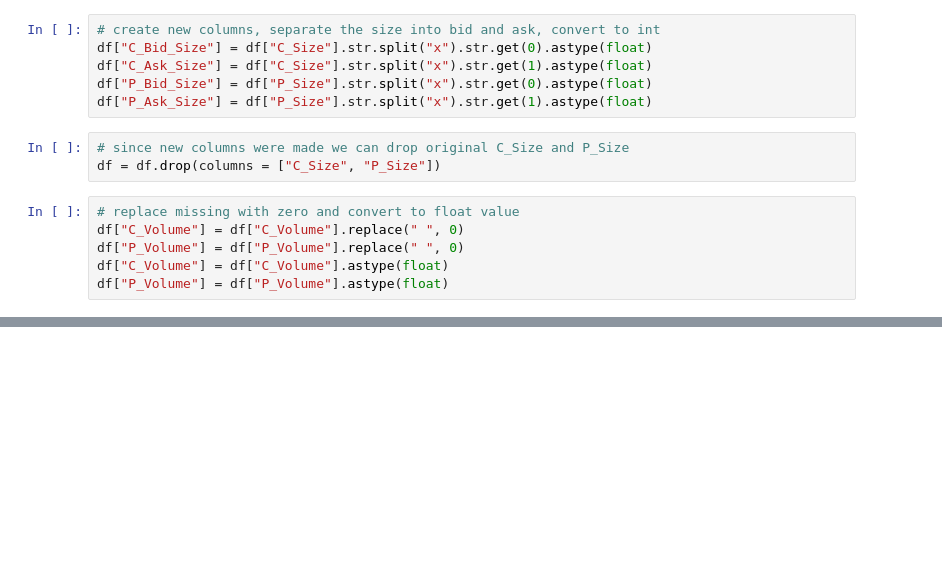
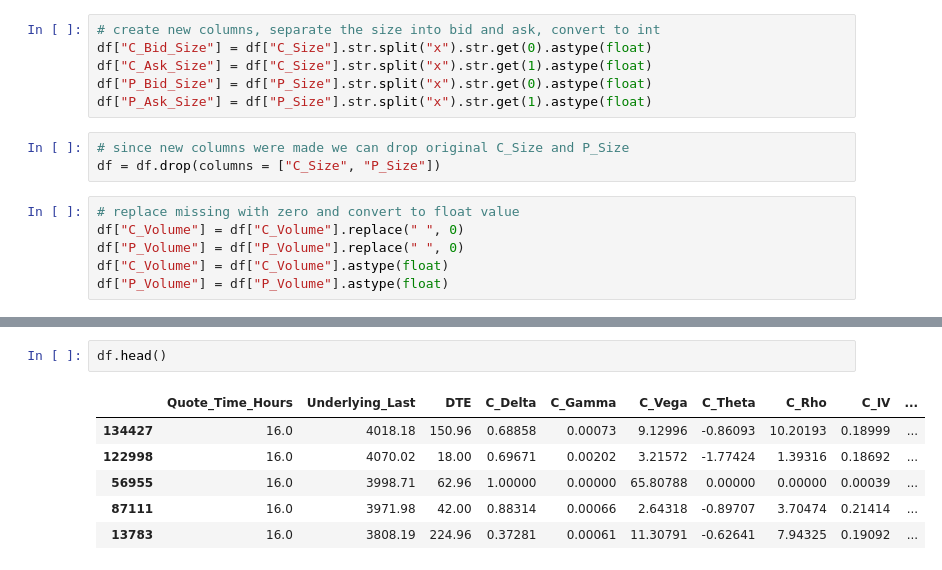
Before and after one commit to Maxwell-Doshi17/FE_Club_ML_European, a Jupyter notebook: python.ipynb, the cells around one changed output, grey strips where cells are left out. Drawn from its saved outputs; the diff is of its cells as text; blank space fills up the shorter version.

```diff
--- a/python.ipynb
+++ b/python.ipynb
@@ -199,0 +200,9 @@ plt.show()
+# %%
+df.head()
+# %% [output]
+|  | Quote_Time_Hours | Underlying_Last | DTE | C_Delta | C_Gamma | C_Vega | C_Theta | C_Rho | C_IV | ... |
+| 134427 | 16.0 | 4018.18 | 150.96 | 0.68858 | 0.00073 | 9.12996 | -0.86093 | 10.20193 | 0.18999 | ... |
+| 122998 | 16.0 | 4070.02 | 18.00 | 0.69671 | 0.00202 | 3.21572 | -1.77424 | 1.39316 | 0.18692 | ... |
+| 56955 | 16.0 | 3998.71 | 62.96 | 1.00000 | 0.00000 | 65.80788 | 0.00000 | 0.00000 | 0.00039 | ... |
+| 87111 | 16.0 | 3971.98 | 42.00 | 0.88314 | 0.00066 | 2.64318 | -0.89707 | 3.70474 | 0.21414 | ... |
+| 13783 | 16.0 | 3808.19 | 224.96 | 0.37281 | 0.00061 | 11.30791 | -0.62641 | 7.94325 | 0.19092 | ... |
```
Also changed, not shown: parts of 9 cells of this notebook.
